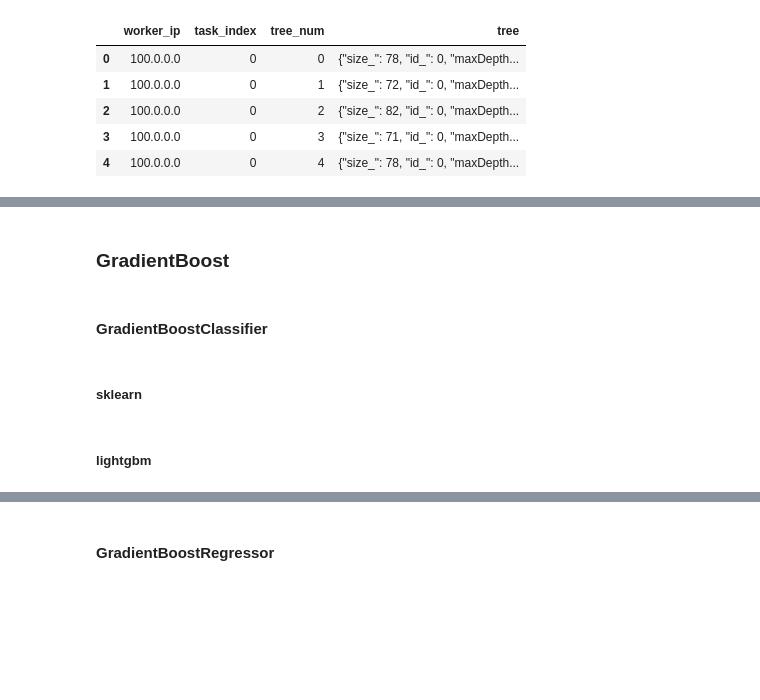
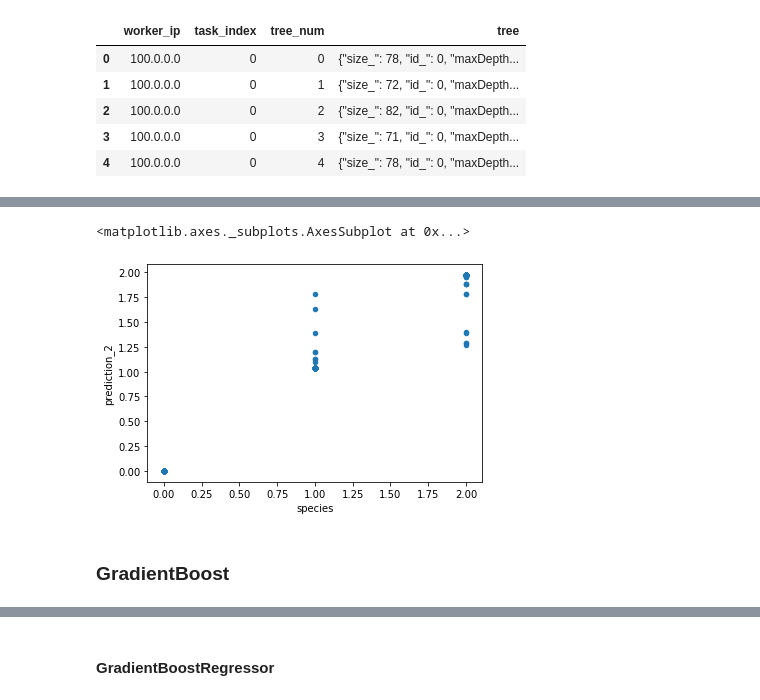
Before and after one commit to Yukimura66/sklearn2vantage, a Jupyter notebook: HowToUse.ipynb, the cells around one changed output, grey strips where cells are left out. Cells and saved outputs as stored; diff of their text form; code cells hidden in the pictures; blank space fills up the shorter version.

```diff
--- a/HowToUse.ipynb
+++ b/HowToUse.ipynb
@@ -639,7 +641,10 @@ select * from DecisionForestPredict (
 150 rows × 5 columns
+# %%
+res_iris["prediction_2"] = res_iris["prediction"].astype(np.float64)
+# %%
+res_iris.plot(kind="scatter", x="species", y="prediction_2")
+# %% [output]
+<matplotlib.axes._subplots.AxesSubplot at 0x...>
+[figure, added]
 # %% [markdown]
 ### GradientBoost
-# %% [markdown]
-#### GradientBoostClassifier
-# %% [markdown]
-##### sklearn
@@ -648,2 +650,0 @@ select * from DecisionForestPredict (
-# %% [markdown]
-##### lightgbm
```
Also changed, not shown: parts of 20 cells of this notebook, 1 other file.
